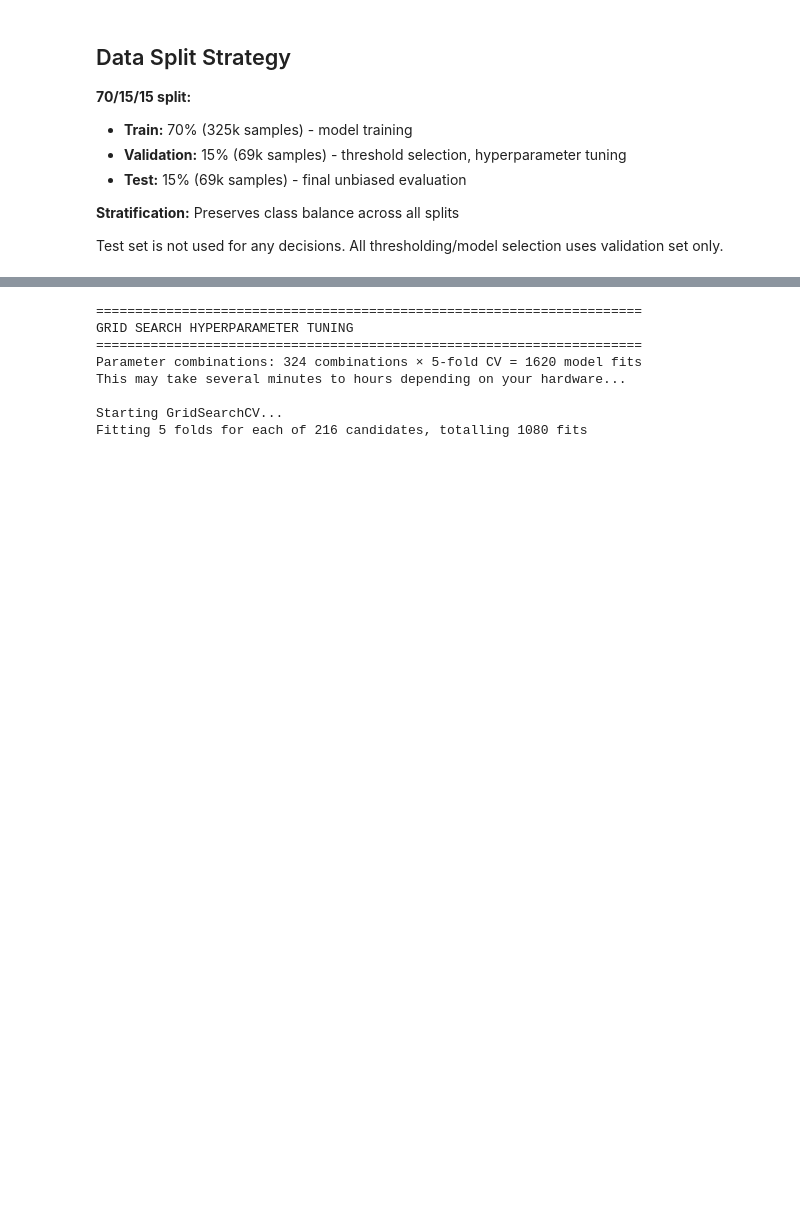
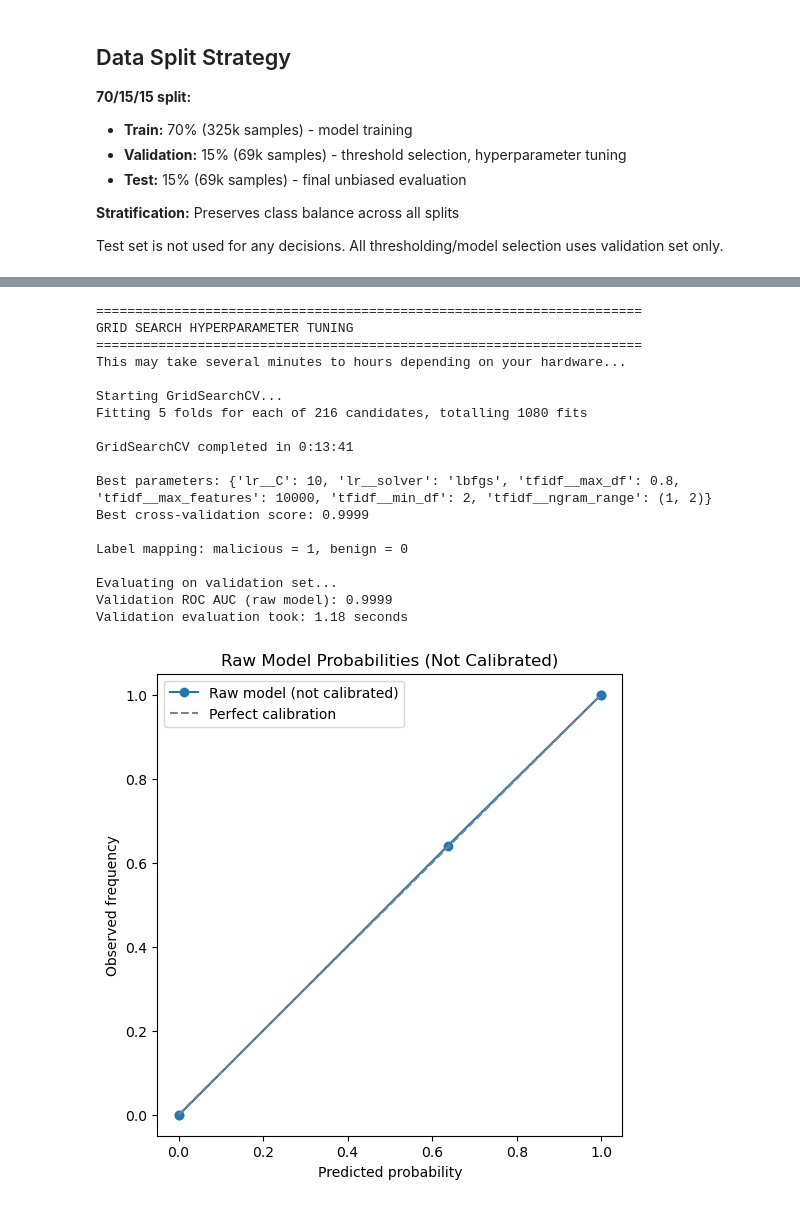
Before and after one commit to junwenleong/malicious-content-detection-system, a Jupyter notebook: notebooks/malicious_content_detection_analysis.ipynb, the cells around one changed output, grey strips where cells are left out. Saved outputs shown, nothing was run; the diff lists cells and outputs as text; code cells hidden in the pictures; blank space fills up the shorter version.

```diff
--- a/notebooks/malicious_content_detection_analysis.ipynb
+++ b/notebooks/malicious_content_detection_analysis.ipynb
@@ -46,6 +62,6 @@ print(ds.features)
 # %%
 # Convert to DataFrame
-df = ds.to_pandas()
+df = ds.to_pandas().sample(frac=0.2, random_state=42)
 
 # Basic inspection
 print(df.head())
@@ -149,9 +167,6 @@ This threshold is stored in config and used by the API.
 print("\n" + "=" * 70)
 print("GRID SEARCH HYPERPARAMETER TUNING")
 print("=" * 70)
-print(
-    f"Parameter combinations: {3 * 3 * 3 * 3 * 4} combinations × 5-fold CV = {3 * 3 * 3 * 3 * 4 * 5} model fits"
-)
 print("This may take several minutes to hours depending on your hardware...")
 
 # --- Step 1: Define pipeline ---
@@ -205,35 +220,47 @@ print("\nEvaluating on validation set...")
 eval_start = time.time()
 
 probs_val_raw = best_model.predict_proba(val_texts)[:, pos_class]
 roc_auc_raw = roc_auc_score(y_val, probs_val_raw)
 
 eval_time = time.time() - eval_start
 print(f"Validation ROC AUC (raw model): {roc_auc_raw:.4f}")
 print(f"Validation evaluation took: {eval_time:.2f} seconds")
 
 # OPTIONAL: Show that raw model probabilities are not well-calibrated
 plt.figure(figsize=(6, 6))
 fraction_pos_raw, mean_pred_raw = calibration_curve(
-    y_val, probs_val_raw, n_bins=10, pos_label=pos_class
+    y_val, probs_val_raw, n_bins=5, strategy="quantile", pos_label=pos_class
 )
+
 plt.plot(
     mean_pred_raw, fraction_pos_raw, marker="o", label="Raw model (not calibrated)"
 )
 plt.plot([0, 1], [0, 1], "--", color="gray", label="Perfect calibration")
 plt.title("Raw Model Probabilities (Not Calibrated)")
 plt.xlabel("Predicted probability")
 plt.ylabel("Observed frequency")
 plt.legend()
 plt.show()
 # %% [output]
 ======================================================================
 GRID SEARCH HYPERPARAMETER TUNING
 ======================================================================
-Parameter combinations: 324 combinations × 5-fold CV = 1620 model fits
 This may take several minutes to hours depending on your hardware...
 
 Starting GridSearchCV...
 Fitting 5 folds for each of 216 candidates, totalling 1080 fits
+
+GridSearchCV completed in 0:13:41
+
+Best parameters: {'lr__C': 10, 'lr__solver': 'lbfgs', 'tfidf__max_df': 0.8, 'tfidf__max_features': 10000, 'tfidf__min_df': 2, 'tfidf__ngram_range': (1, 2)}
+Best cross-validation score: 0.9999
+
+Label mapping: malicious = 1, benign = 0
+
+Evaluating on validation set...
+Validation ROC AUC (raw model): 0.9999
+Validation evaluation took: 1.18 seconds
+[figure, added]
 # %%
 print("\n" + "=" * 70)
 print("MODEL CALIBRATION")
```
Also changed, not shown: parts of 14 cells of this notebook, 16 other files.
